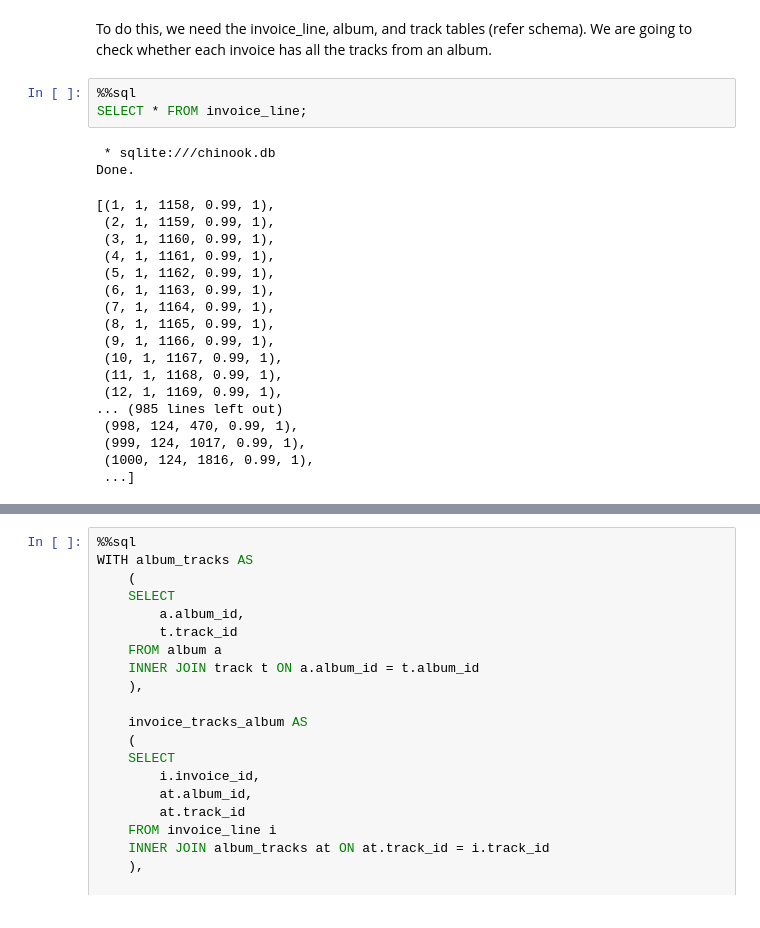
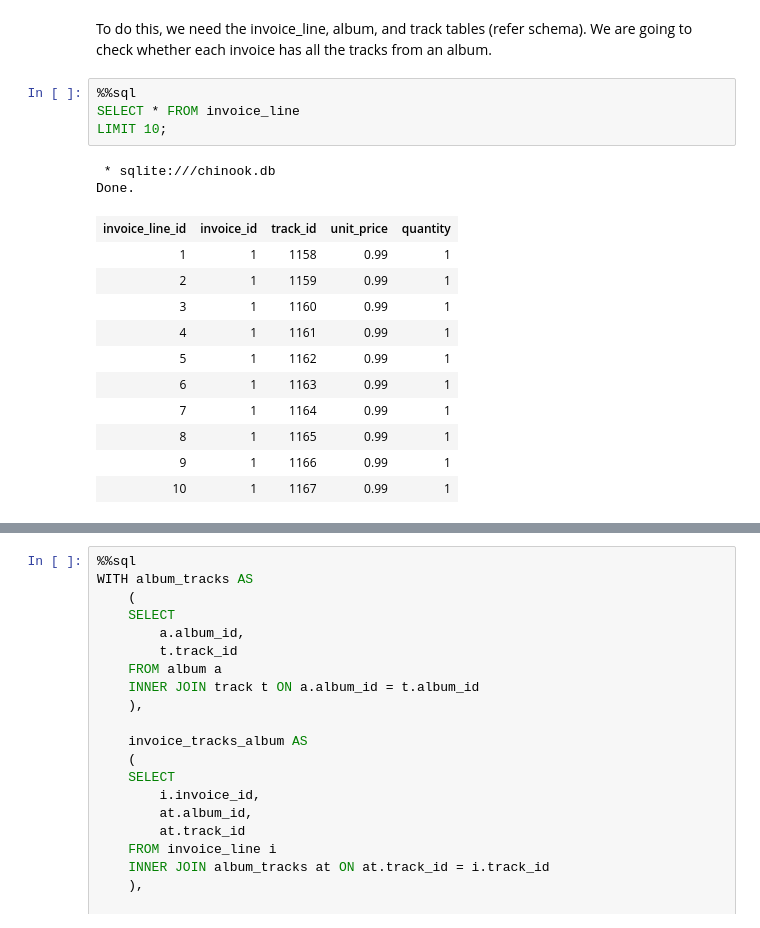
Before and after one commit to bhvya1505/Fictional-Music-Store-Sales-Data, a Jupyter notebook: Basics.ipynb, the cells around one changed output, grey strips where cells are left out. Drawn from its saved outputs; the diff is of its cells as text.

Commit message:
limit added

```diff
--- a/Basics.ipynb
+++ b/Basics.ipynb
@@ -328,27 +329,22 @@ To do this, we need the invoice_line, album, and track tables (refer schema).
 We are going to check whether each invoice has all the tracks from an album.
 # %%
 %%sql
-SELECT * FROM invoice_line;
+SELECT * FROM invoice_line
+LIMIT 10;
 # %% [output]
  * sqlite:///chinook.db
 Done.
-[(1, 1, 1158, 0.99, 1),
- (2, 1, 1159, 0.99, 1),
- (3, 1, 1160, 0.99, 1),
- (4, 1, 1161, 0.99, 1),
- (5, 1, 1162, 0.99, 1),
- (6, 1, 1163, 0.99, 1),
- (7, 1, 1164, 0.99, 1),
- (8, 1, 1165, 0.99, 1),
- (9, 1, 1166, 0.99, 1),
- (10, 1, 1167, 0.99, 1),
- (11, 1, 1168, 0.99, 1),
- (12, 1, 1169, 0.99, 1),
-... (985 lines left out)
- (998, 124, 470, 0.99, 1),
- (999, 124, 1017, 0.99, 1),
- (1000, 124, 1816, 0.99, 1),
- ...]
+| invoice_line_id | invoice_id | track_id | unit_price | quantity |
+| 1 | 1 | 1158 | 0.99 | 1 |
+| 2 | 1 | 1159 | 0.99 | 1 |
+| 3 | 1 | 1160 | 0.99 | 1 |
+| 4 | 1 | 1161 | 0.99 | 1 |
+| 5 | 1 | 1162 | 0.99 | 1 |
+| 6 | 1 | 1163 | 0.99 | 1 |
+| 7 | 1 | 1164 | 0.99 | 1 |
+| 8 | 1 | 1165 | 0.99 | 1 |
+| 9 | 1 | 1166 | 0.99 | 1 |
+| 10 | 1 | 1167 | 0.99 | 1 |
 # %% [markdown]
 One invoice_id is mapped to several track_id.
 
```
Also changed, not shown: parts of 3 cells of this notebook.
